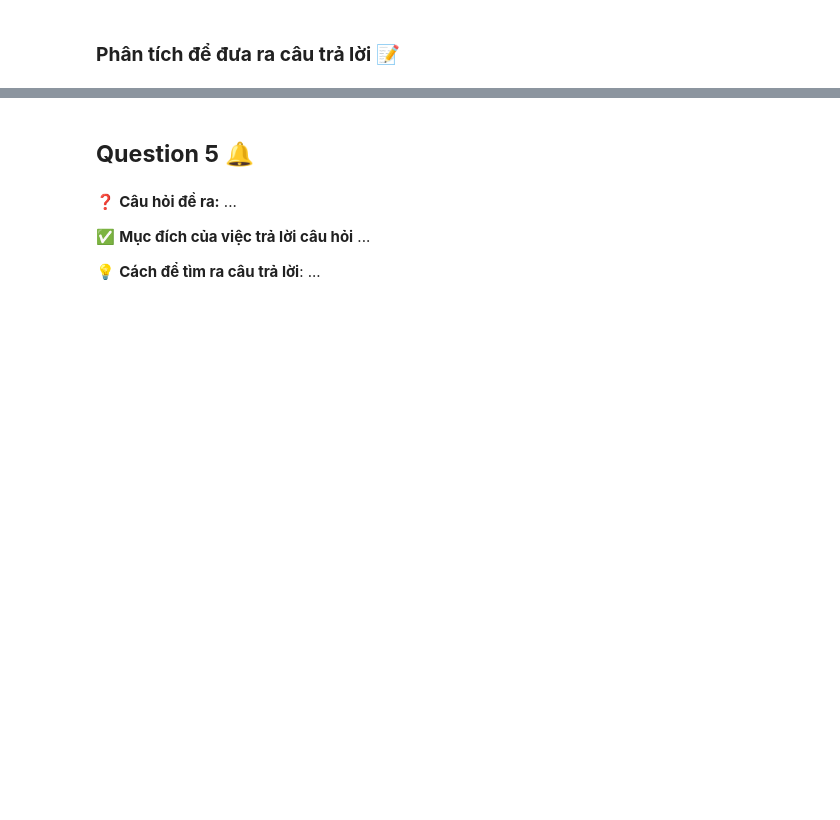
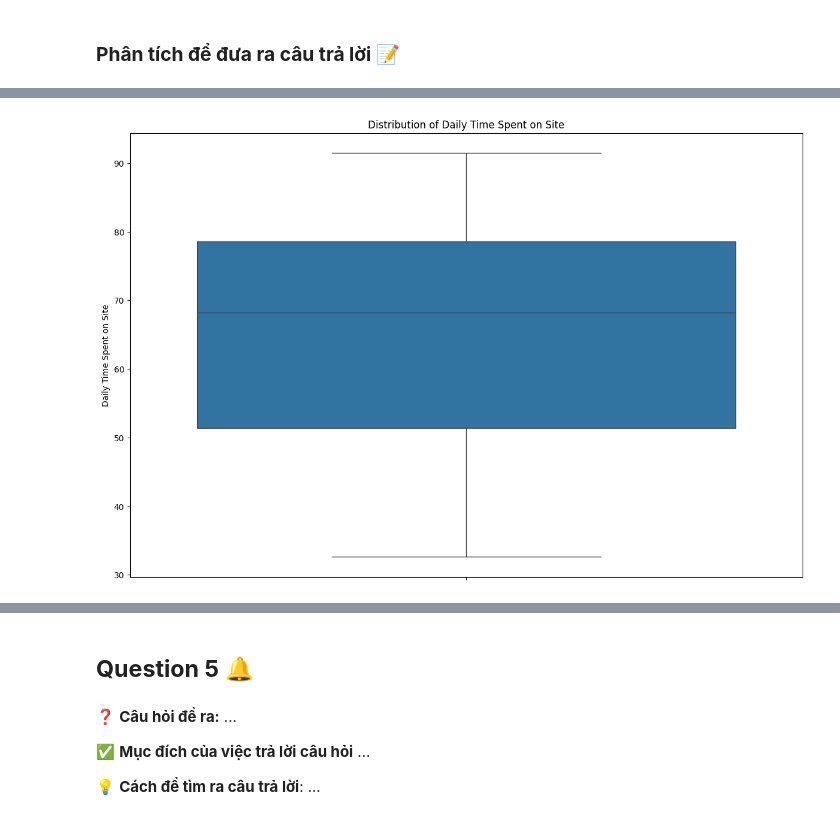
Before and after one commit to Alexieve/Applied-Data-Analytics, a Jupyter notebook: Notebooks/2-EDA/2_EDA.ipynb, the cells around one changed output, grey strips where cells are left out. Cells and saved outputs as stored; diff of their text form; code cells hidden in the pictures; blank space fills up the shorter version.

```diff
--- a/Notebooks/2-EDA/2_EDA.ipynb
+++ b/Notebooks/2-EDA/2_EDA.ipynb
@@ -181,0 +257,8 @@ BƯỚC 3: Phân tích đơn biến trong các cột dữ liệu số 🔥
+# %%
+plt.subplots(1,1, figsize=(12, 8))
+sns.boxplot(df['Daily Time Spent on Site'])
+plt.title(f'Distribution of Daily Time Spent on Site')
+plt.tight_layout()
+plt.show()
+# %% [output]
+[figure, added]
```
Also changed, not shown: parts of 51 cells of this notebook, 1 other file.
